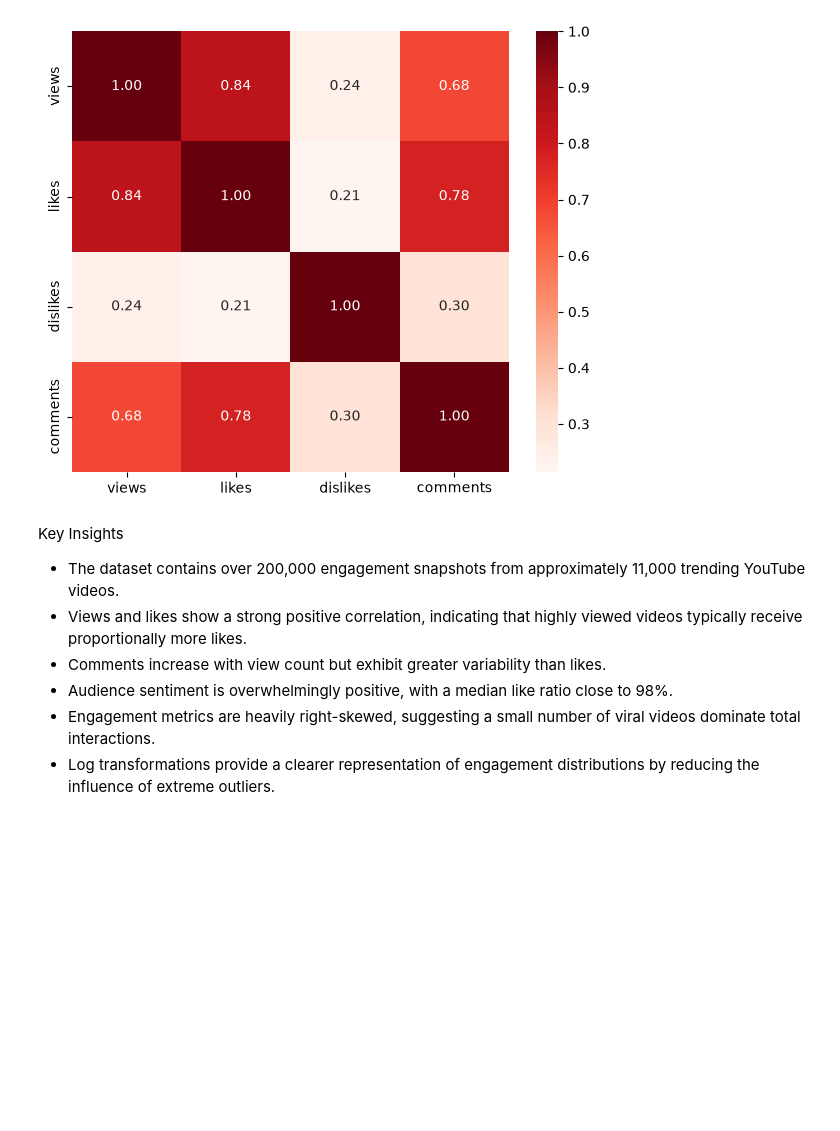
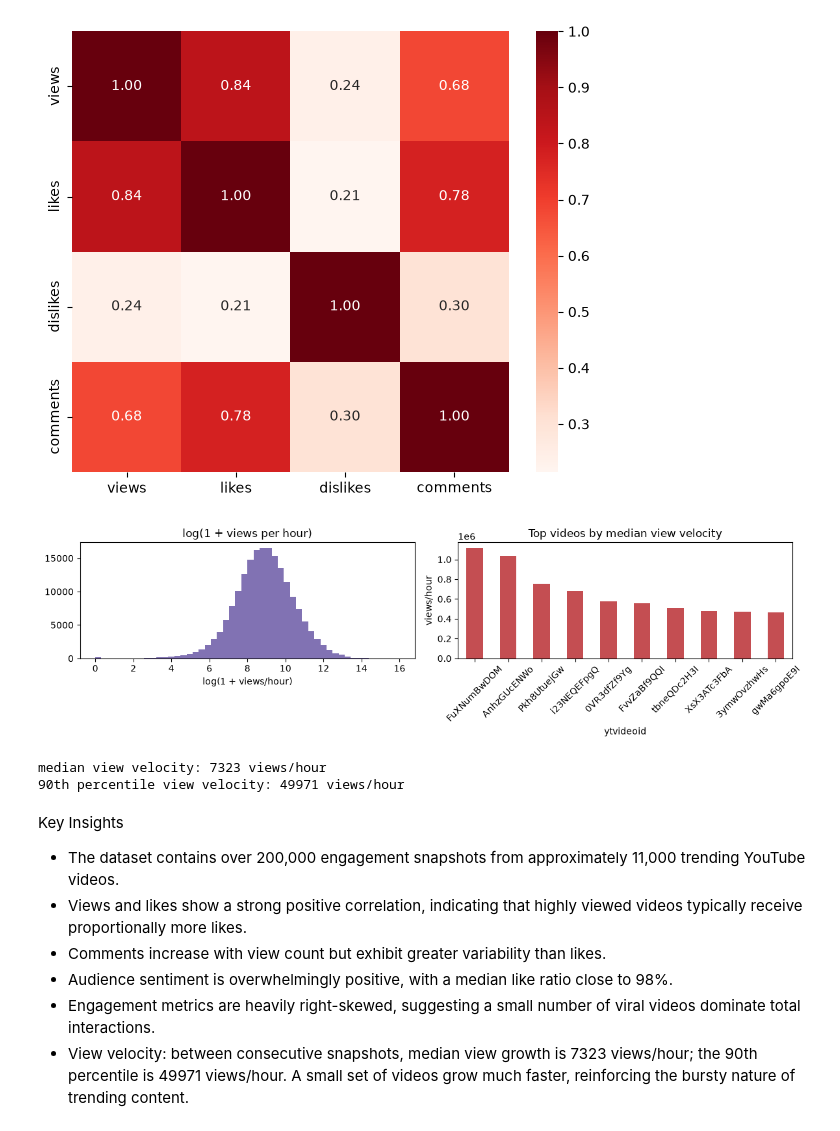
Before and after one commit to arusdhy/Youtube-Trending-Analaysis, a Jupyter notebook: engagement_analysis.ipynb, the cells around one changed output. Saved outputs shown, nothing was run; the diff lists cells and outputs as text; code cells hidden in the pictures; blank space fills up the shorter version.

Commit message:
added a view velocity section to see how fast trending videos accumulate views

```diff
--- a/engagement_analysis.ipynb
+++ b/engagement_analysis.ipynb
@@ -111,6 +111,39 @@ plt.tight_layout()
 plt.show()
 # %% [output]
 [figure]
+# %%
+#View velocity: how fast are trending videos accumulating views?
+vel = utils.add_view_velocity(df) #Add hours_since_prev, views_delta, views_per_hour to the dataframe
+vel = vel[
+    (vel["hours_since_prev"] > 0) & #Keep only rows with a positive time gap (removes first snapshot per video and duplicate timestamps)
+    vel["views_per_hour"].notna() & #Drop rows where velocity could not be computed
+    (vel["views_per_hour"] >= 0) #Keep only non-negative growth (remove any resets or drops in views)
+]
+
+fig, ax = plt.subplots(1, 2, figsize=(12, 3.5)) #Two side-by-side plots: velocity distribution and top videos
+
+ax[0].hist(np.log1p(vel["views_per_hour"]), bins=50, color="#8172b3") #Histogram of log(1+velocity) because velocity is heavily right-skewed
+ax[0].set_title("log(1 + views per hour)") #Title for the distribution plot
+ax[0].set_xlabel("log(1 + views/hour)") #X-axis label
+
+counts = vel.groupby("ytvideoid")["views_per_hour"].count() #Count how many valid velocity snapshots each video has
+stable = vel[vel["ytvideoid"].isin(counts[counts >= 3].index)] #Keep only videos with at least 3 snapshots so their median is meaningful
+top_vel = stable.groupby("ytvideoid")["views_per_hour"].median().sort_values(ascending=False).head(10) #Fastest videos: median velocity per video, only videos with 3+ snapshots, top 10
+
+top_vel.plot(kind="bar", ax=ax[1], color="#c44e52") #Bar chart of the 10 fastest videos by median velocity
+ax[1].set_title("Top videos by median view velocity") #Title for the top-videos plot
+ax[1].set_ylabel("views/hour") #Y-axis label
+ax[1].tick_params(axis="x", rotation=45) #Rotate video IDs on the x-axis so they are readable
+
+plt.tight_layout() #Adjust spacing so titles and labels do not overlap
+plt.show() #Render the figure
+
+print("median view velocity: %.0f views/hour" % vel["views_per_hour"].median()) #Typical views gained per hour across all snapshots
+print("90th percentile view velocity: %.0f views/hour" % vel["views_per_hour"].quantile(0.90)) #How fast the top 10% of snapshots are growing
+# %% [output]
+[figure, added]
+median view velocity: 7323 views/hour
+90th percentile view velocity: 49971 views/hour
 # %% [markdown]
 Key Insights
 
@@ -119,4 +152,4 @@ Key Insights
 - Comments increase with view count but exhibit greater variability than likes.
 - Audience sentiment is overwhelmingly positive, with a median like ratio close to 98%.
 - Engagement metrics are heavily right-skewed, suggesting a small number of viral videos dominate total interactions.
-- Log transformations provide a clearer representation of engagement distributions by reducing the influence of extreme outliers.
+- View velocity: between consecutive snapshots, median view growth is 7323 views/hour; the 90th percentile is 49971 views/hour. A small set of videos grow much faster, reinforcing the bursty nature of trending content.
```
